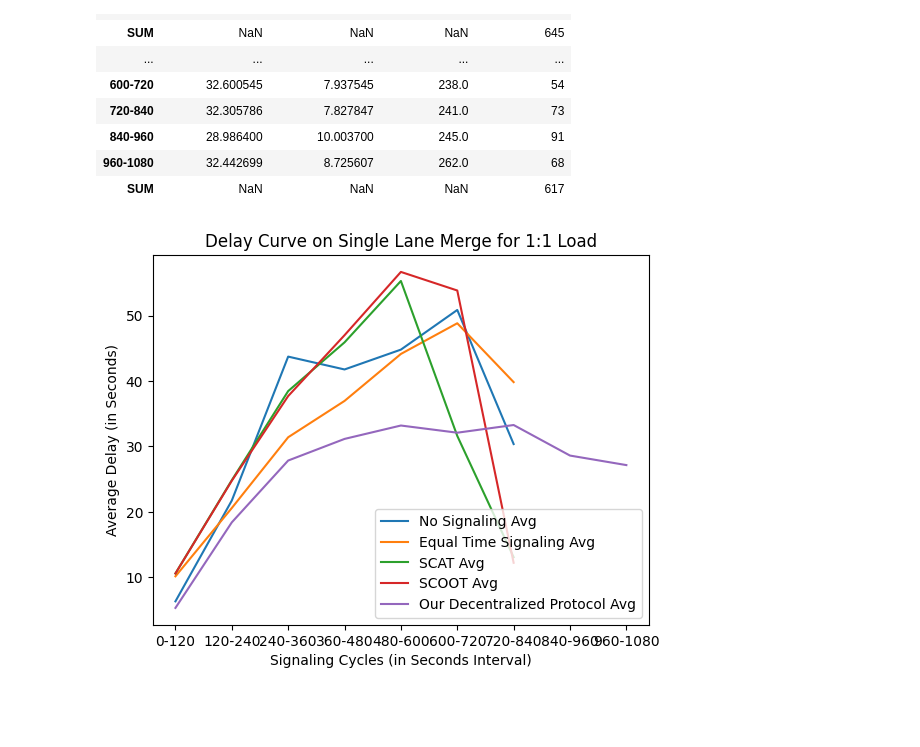
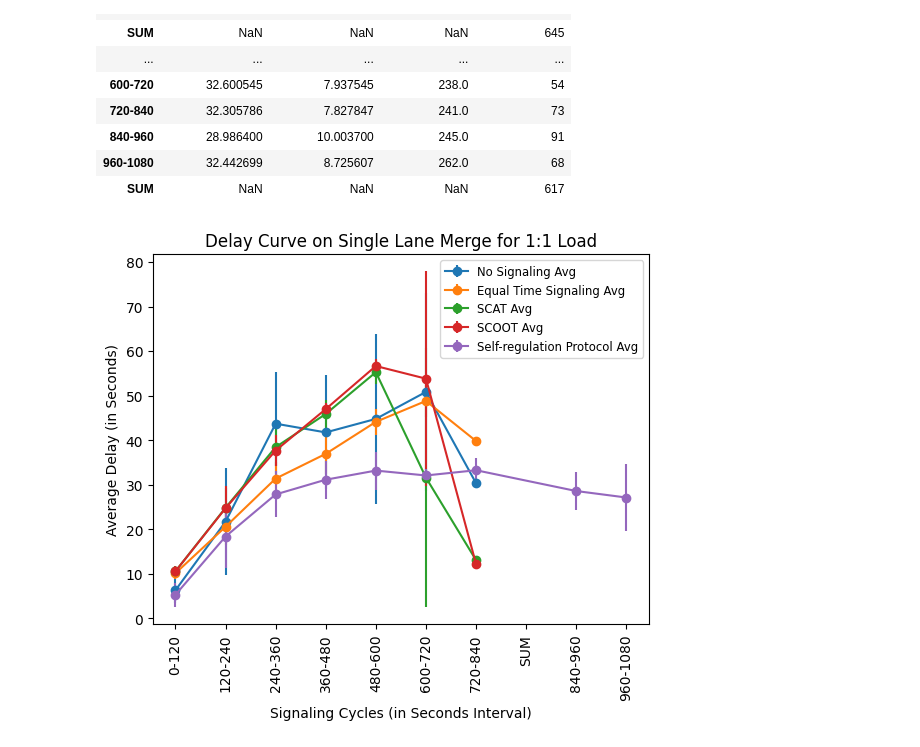
Before and after one commit to ankitbha/scalable-traffic-simulator, a Jupyter notebook: Vissim/Results/9.13 Result/Benchmark_analysis.ipynb, the cells around one changed output. Cells and saved outputs as stored; diff of their text form; code cells hidden in the pictures; blank space fills up the shorter version.

Commit message:
Update new 9.13 graph

```diff
--- a/Vissim/Results/9.13 Result/Benchmark_analysis.ipynb
+++ b/Vissim/Results/9.13 Result/Benchmark_analysis.ipynb
@@ -120,23 +120,33 @@ df_ourdec_net
 # %%
 fig = plt.figure()
 dl_no_net_Avg = df_no_net["DELAYAVG(ALL)"].groupby("TIMEINT").mean()
 dl_eq_net_Avg = df_eq_net["DELAYAVG(ALL)"].groupby("TIMEINT").mean()
 dl_scat_net_Avg = df_scat_net["DELAYAVG(ALL)"].groupby("TIMEINT").mean()
 dl_scoot_net_Avg = df_scoot_net["DELAYAVG(ALL)"].groupby("TIMEINT").mean()
 dl_ourdec_net_Avg = df_ourdec_net["DELAYAVG(ALL)"].groupby("TIMEINT").mean()
-plt.plot(dl_no_net_Avg[:len(dl_no_net_Avg)-1], label="No Signaling Avg")
-plt.plot(dl_eq_net_Avg[:len(dl_eq_net_Avg)-1], label="Equal Time Signaling Avg")
-plt.plot(dl_scat_net_Avg[:len(dl_scat_net_Avg)-1], label="SCAT Avg")
-plt.plot(dl_scoot_net_Avg[:len(dl_scoot_net_Avg)-1], label="SCOOT Avg")
-plt.plot(dl_ourdec_net_Avg[:len(dl_ourdec_net_Avg)-1], label="Our Decentralized Protocol Avg")
-plt.legend()
+
+dl_no_net_Std = df_no_net["DELAYAVG(ALL)"].groupby("TIMEINT").std()
+dl_eq_net_Std = df_eq_net["DELAYAVG(ALL)"].groupby("TIMEINT").std()
+dl_scat_net_Std = df_scat_net["DELAYAVG(ALL)"].groupby("TIMEINT").std()
+dl_scoot_net_Std = df_scoot_net["DELAYAVG(ALL)"].groupby("TIMEINT").std()
+dl_ourdec_net_Std = df_ourdec_net["DELAYAVG(ALL)"].groupby("TIMEINT").std()
+
+plt.errorbar(dl_no_net_Avg.index, dl_no_net_Avg, yerr=dl_no_net_Std, label="No Signaling Avg", fmt='-o')
+plt.errorbar(dl_eq_net_Avg.index, dl_eq_net_Avg, yerr=dl_eq_net_Std, label="Equal Time Signaling Avg", fmt='-o')
+plt.errorbar(dl_scat_net_Avg.index, dl_scat_net_Avg, yerr=dl_scat_net_Std, label="SCAT Avg", fmt='-o')
+plt.errorbar(dl_scoot_net_Avg.index, dl_scoot_net_Avg, yerr=dl_scoot_net_Std, label="SCOOT Avg", fmt='-o')
+plt.errorbar(dl_ourdec_net_Avg.index, dl_ourdec_net_Avg, yerr=dl_ourdec_net_Std, label="Self-regulation Protocol Avg", fmt='-o')
+
+
+plt.legend(fontsize='small')
+plt.xticks(rotation=90)  # Rotate labels by 90 degrees for better readability
 plt.ylabel("Average Delay (in Seconds)")
 plt.xlabel ("Signaling Cycles (in Seconds Interval)")
 plt.title("Delay Curve on Single Lane Merge for 1:1 Load")
 plt.show()
 plt.close(fig)
 # %% [output]
-[figure, old version]
+[figure, new version]
 # %%
 fig = plt.figure()
 sp_no_net_Avg = df_no_net["SPEEDAVG(ALL)"].groupby("TIMEINT").mean()
```
Also changed, not shown: parts of 3 cells of this notebook.
